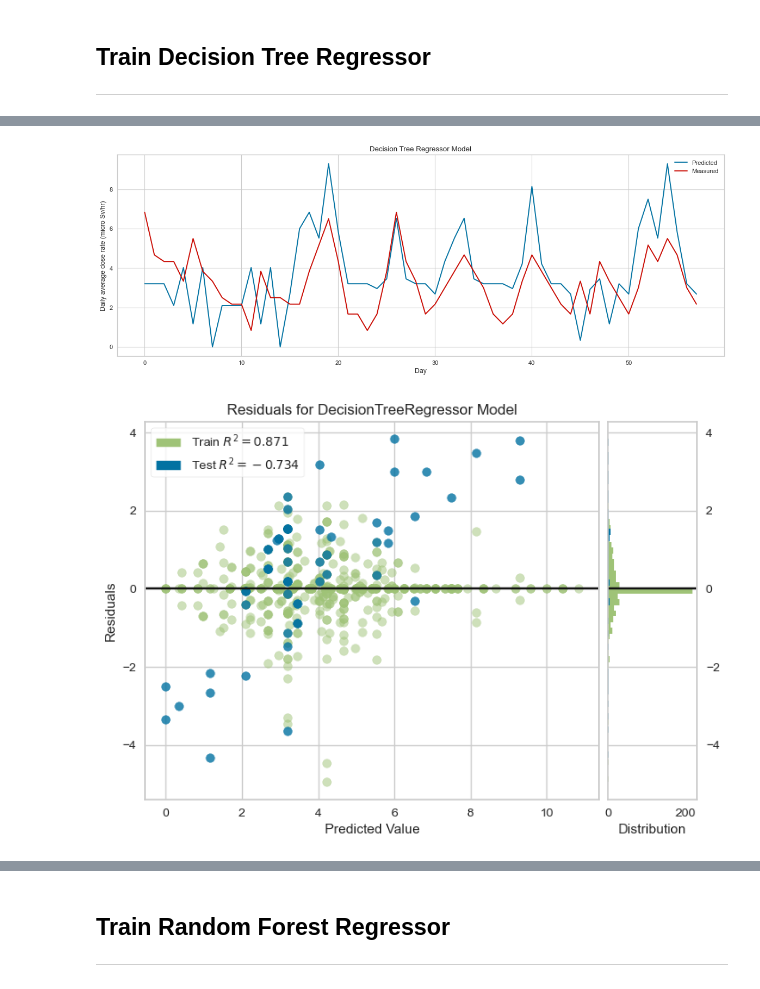
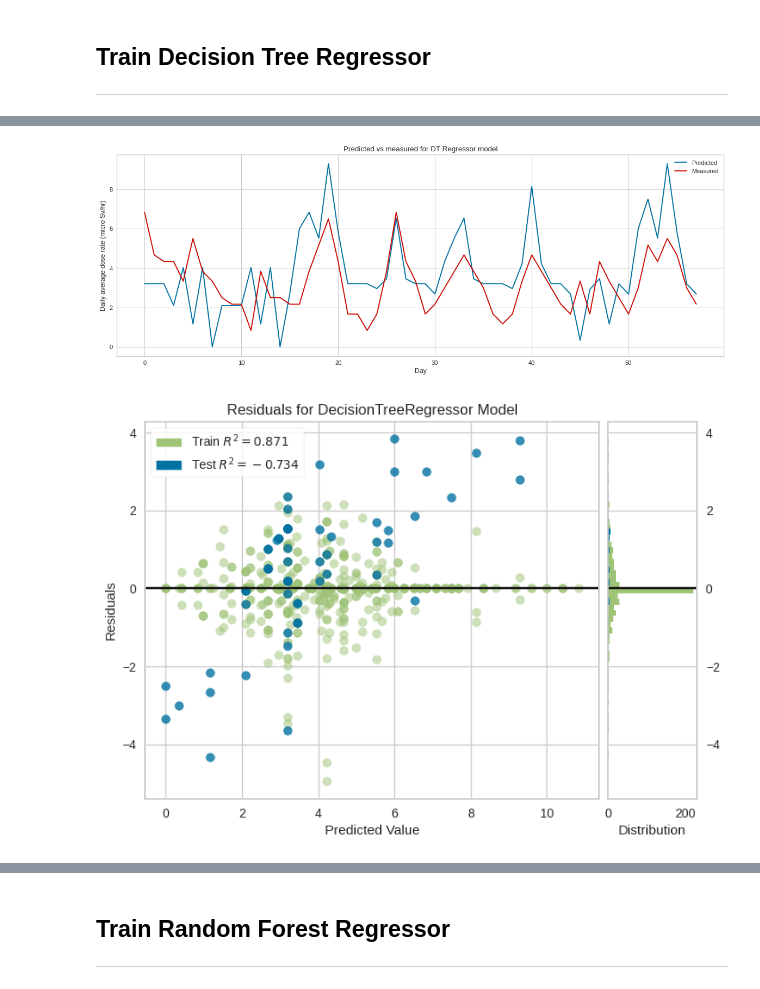
Before and after one commit to RMeades/Environmental-radiation-dose-prediction, a Jupyter notebook: Therapy_riser_dose_rates.ipynb, the cells around one changed output, grey strips where cells are left out. Cells and saved outputs as stored; diff of their text form; code cells hidden in the pictures.

```diff
--- a/Therapy_riser_dose_rates.ipynb
+++ b/Therapy_riser_dose_rates.ipynb
@@ -24,7 +25,7 @@ encoder = LabelEncoder()
 data['WKDY'] = encoder.fit_transform(data['WKDY'])
 
 # Split the data into features (X) and labels (y)
-X = data.drop(["1F dose rate"], 1)
+X = data.drop(["1F dose rate"], axis=1)
 y = data["1F dose rate"]
 
 # Split the data into training and testing sets
@@ -41,3 +78,14 @@ fit_comp = {}
+# %%
+# Define a function to create a residual plot with qq plot
+# for the LinearRegression model
+def res_qq_plot(model, X_train, y_train, X_test, y_test):
+    res_plt = ResidualsPlot(model, train_alpha=0.5, test_alpha=0.8,
+                              train_color="g", test_color="b", is_fitted=True,
+                              hist=False, qqplot=True)
+    res_plt.fit(X_train, y_train)
+    res_plt.score(X_test, y_test)
+    qq_plt = res_plt.show()
+    return qq_plt
 # %% [markdown]
 ## Train Linear Regressor
 ---
@@ -211,10 +224,7 @@ DT.fit(X_train, y_train)
 y_pred_DT = DT.predict(X_test)
 
 # Calculate evaluation metrics: RMSE, MAE, MAPE, Max error
-DT_RMSE = np.math.sqrt(mean_squared_error(y_test, y_pred_DT))
-DT_MAE = mean_absolute_error(y_test, y_pred_DT)
-DT_MAPE = mean_absolute_percentage_error(y_test, y_pred_DT)
-DT_ME = max_error(y_test, y_pred_DT)
+DT_RMSE, DT_MAE, DT_MAPE, DT_ME = metrics(y_test, y_pred_DT)
 
 # Print the evaluation metrics
 print("RMSE =", DT_RMSE)
@@ -223,58 +233,20 @@ print("MAPE =", DT_MAPE)
 print("Max error =", DT_ME)
 print("")
 
-# Create a figure with specified size and DPI
-figure(figsize=(18, 6), dpi=80)
-
-# Set the title and labels for the plot
-plt.title(label="Decision Tree Regressor Model")
-plt.xlabel("Day")
-plt.ylabel("Daily average dose rate (micro Sv/hr)")
-
-# Plot the predicted values and measured values
-plt.plot(range(0, y_pred_DT.size), y_pred_DT, color='b', label="Predicted")
-plt.plot(range(0, y_test.size), y_test, color='r', label="Measured")
-
-# Add a legend to the plot
-plt.legend(loc="upper right")
-
-# Display the plot
-plt.show()
+# Create a figure for plotting the predicted and measured values
+plot_pred("DT Regressor", y_test, y_pred_DT)
 print("")
 
-# Create a ResidualsPlot object for Decision Tree
-DT_res_plt = ResidualsPlot(DT, train_alpha=0.5, test_alpha=0.8,
-                           train_color="g", test_color="b", is_fitted=True)
-
-# Fit the ResidualsPlot object on the training data
-DT_res_plt.fit(X_train, y_train)
-
-# Calculate the R-squared score on the test data
-DT_res_plt.score(X_test, y_test)
-
-# Show the ResidualsPlot
-DT_res_plt.show()
-
-# Retrieve the R-squared scores for training and test data
-DT_train_r2score = DT_res_plt.train_score_
-DT_test_r2score = DT_res_plt.test_score_
-DT_r2score_diff = DT_train_r2score - DT_test_r2score
-
+# Create a residual plot with histogram
+DT_res_hist_plot, DT_train_r2score, DT_test_r2score, DT_r2score_diff = res_hist_plot(DT,
+                                                                    X_train,
+                                                                    y_train,
+                                                                    X_test,
+                                                                    y_test)
 print("")
 
-# Create a ResidualsPlot object for Decision Tree with QQ plot
-DT_QQ_plt = ResidualsPlot(DT, train_alpha=0.5, test_alpha=0.8,
-                          train_color="g", test_color="b", is_fitted=True, hist=False, qqplot=True)
-
-# Fit the ResidualsPlot object on the training data
-DT_QQ_plt.fit(X_train, y_train)
-
-# Calculate the R-squared score on the test data
-DT_QQ_plt.score(X_test, y_test)
-
-# Show the ResidualsPlot with QQ plot
-DT_QQ_plt.show()
-
+# Create a residual plot with qq plot
+DT_res_qq_plot = res_qq_plot(DT, X_train, y_train, X_test, y_test)
 print("")
 
 # Create a prediction error plot for Decision Tree
@@ -293,2 +265,2 @@ Max error = 4.333333333
-[figure, old version]
+[figure, new version]
-[figure, old version]
+[figure, new version]
```
Also changed, not shown: parts of 13 cells of this notebook.
